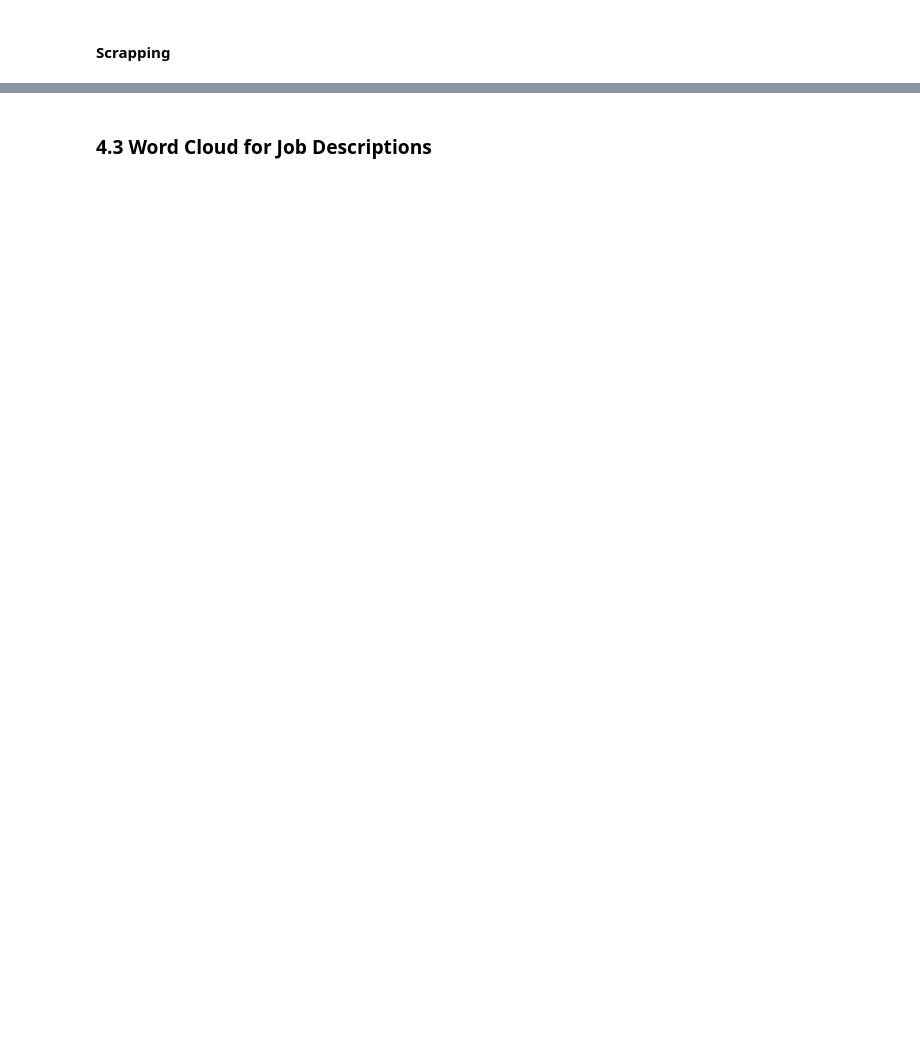
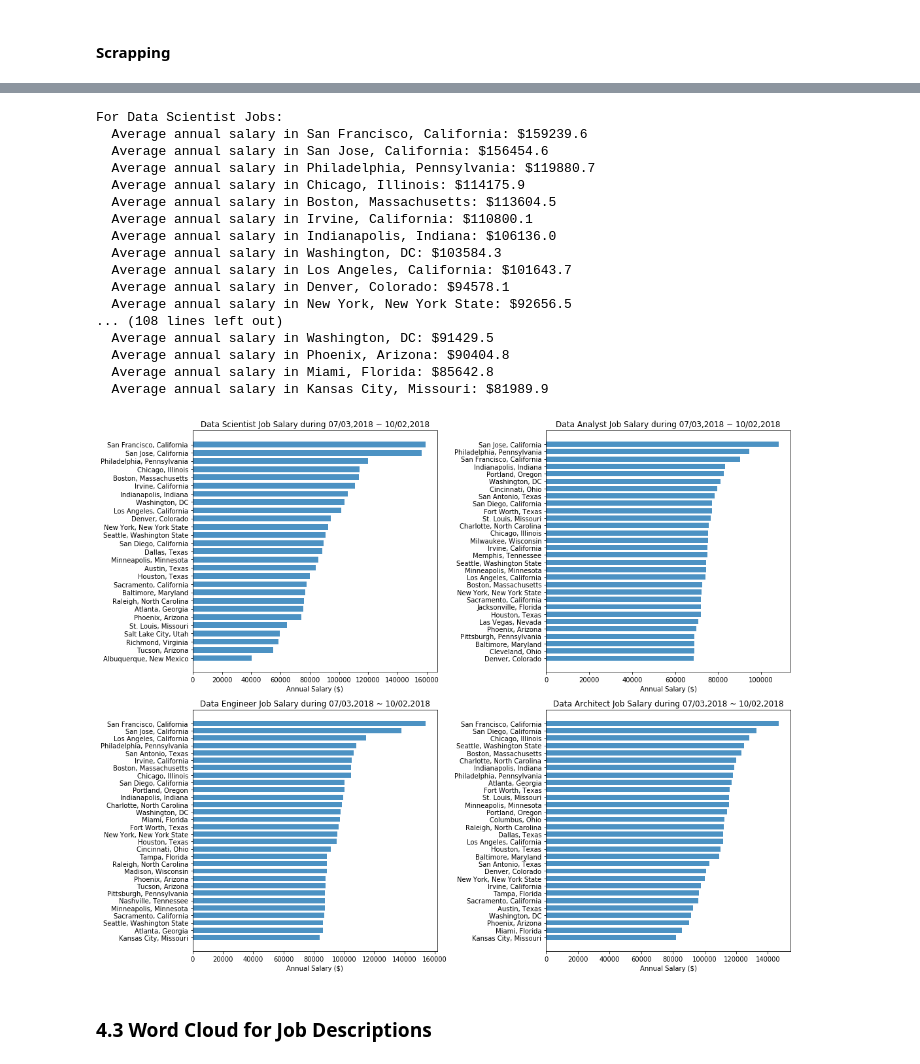
Before and after one commit to jiyong-park/Data-Analytics-Job-Index, a Jupyter notebook: Data Analytics Job Index.ipynb, the cells around one changed output, grey strips where cells are left out. Cells and saved outputs as stored; diff of their text form; code cells hidden in the pictures; blank space fills up the shorter version.

```diff
--- a/Data Analytics Job Index.ipynb
+++ b/Data Analytics Job Index.ipynb
@@ -732,2 +734,69 @@ Average Rating of Culture: 3.67
+# %%
+salary_by_job_location = []
+
+for keyword in list_of_keyword:
+    salary_by_location = {}
+    df_filtered = df_list[df_list["Keyword"] == keyword]
+    for location in list_of_location:
+        df_filtered_ = df_filtered[df_filtered["Location"] == location]
+        salary_list = df_filtered_["Salary"].dropna().tolist()
+        if len(salary_list) < 10:
+            continue
+        salary_by_location[location] = np.mean(salary_list)
+
+    salary_by_job_location.append((keyword, salary_by_location))
+
+
+if len(salary_by_job_location)%2 == 0:
+    plt.rcParams['figure.figsize'] = (15,6*len(salary_by_job_location)//2)
+else:
+    plt.rcParams['figure.figsize'] = (15,6*(len(salary_by_job_location)//2+1))
+
+
+for i in range(len(salary_by_job_location)):
+    keyword = salary_by_job_location[i][0]
+    salary_by_job = salary_by_job_location[i][1]
+
+    locations = sorted(salary_by_job, key=salary_by_job.__getitem__, reverse=True)[0:30]
+    y_pos = np.arange(len(locations))
+    salary = sorted(salary_by_job.values(), reverse=True)[0:30]
+
+    print('\nFor {} Jobs:'.format(keyword.title()))
+    for j in range(len(locations)):
+        print('  Average annual salary in {}: ${:.1f}'.format(locations[j], salary[j]))
+
+    if len(salary_by_job_location)%2 == 0:
+        plt.subplot(len(salary_by_job_location)//2,2,i+1)
+    else:
+        plt.subplot(len(salary_by_job_location)//2 + 1,2,i+1)
+
+    locations = locations[::-1]
+    salary = salary[::-1]
+    plt.barh(y_pos, salary, align='center', height=0.7, alpha=0.8)
+    plt.yticks(y_pos, locations)
+    plt.xlabel('Annual Salary ($)')
+    plt.title('{} Job Salary during {}'.format(keyword.title(), query_period))
+
+plt.tight_layout()
+plt.show()
+# %% [output]
+For Data Scientist Jobs:
+  Average annual salary in San Francisco, California: $159239.6
+  Average annual salary in San Jose, California: $156454.6
+  Average annual salary in Philadelphia, Pennsylvania: $119880.7
+  Average annual salary in Chicago, Illinois: $114175.9
+  Average annual salary in Boston, Massachusetts: $113604.5
+  Average annual salary in Irvine, California: $110800.1
+  Average annual salary in Indianapolis, Indiana: $106136.0
+  Average annual salary in Washington, DC: $103584.3
+  Average annual salary in Los Angeles, California: $101643.7
+  Average annual salary in Denver, Colorado: $94578.1
+  Average annual salary in New York, New York State: $92656.5
+... (108 lines left out)
+  Average annual salary in Washington, DC: $91429.5
+  Average annual salary in Phoenix, Arizona: $90404.8
+  Average annual salary in Miami, Florida: $85642.8
+  Average annual salary in Kansas City, Missouri: $81989.9
+[figure, added]
 # %% [markdown]
 ### 4.3 Word Cloud for Job Descriptions
```
Also changed, not shown: parts of 21 cells of this notebook.
